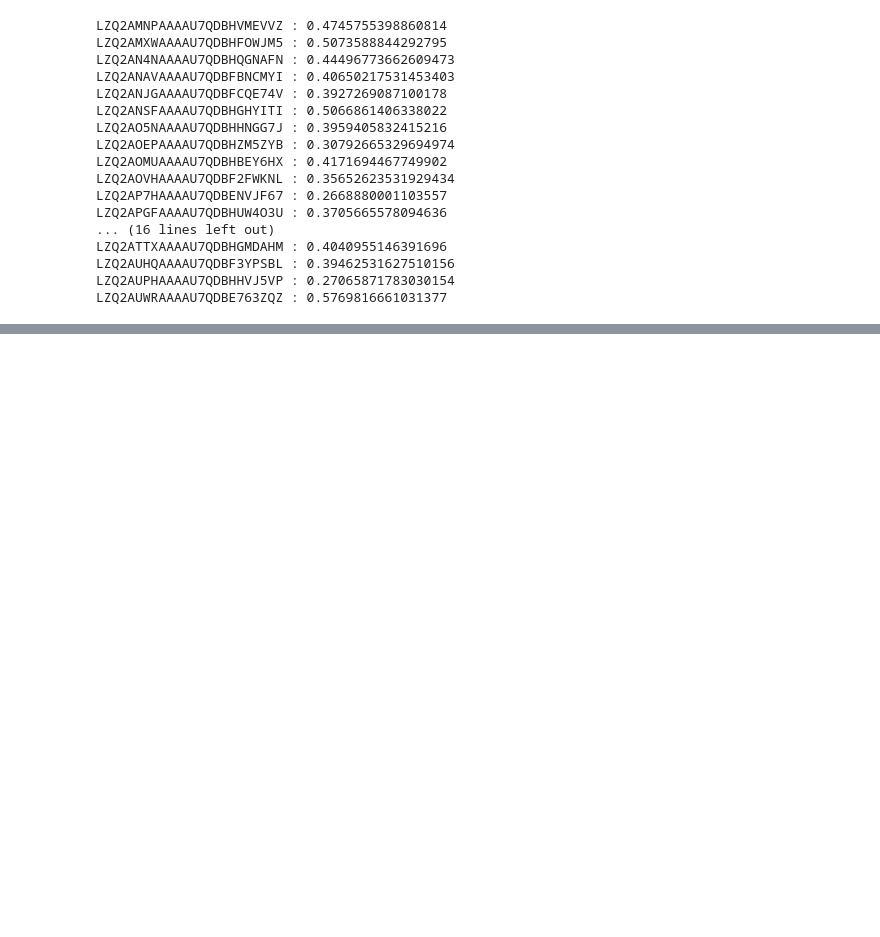
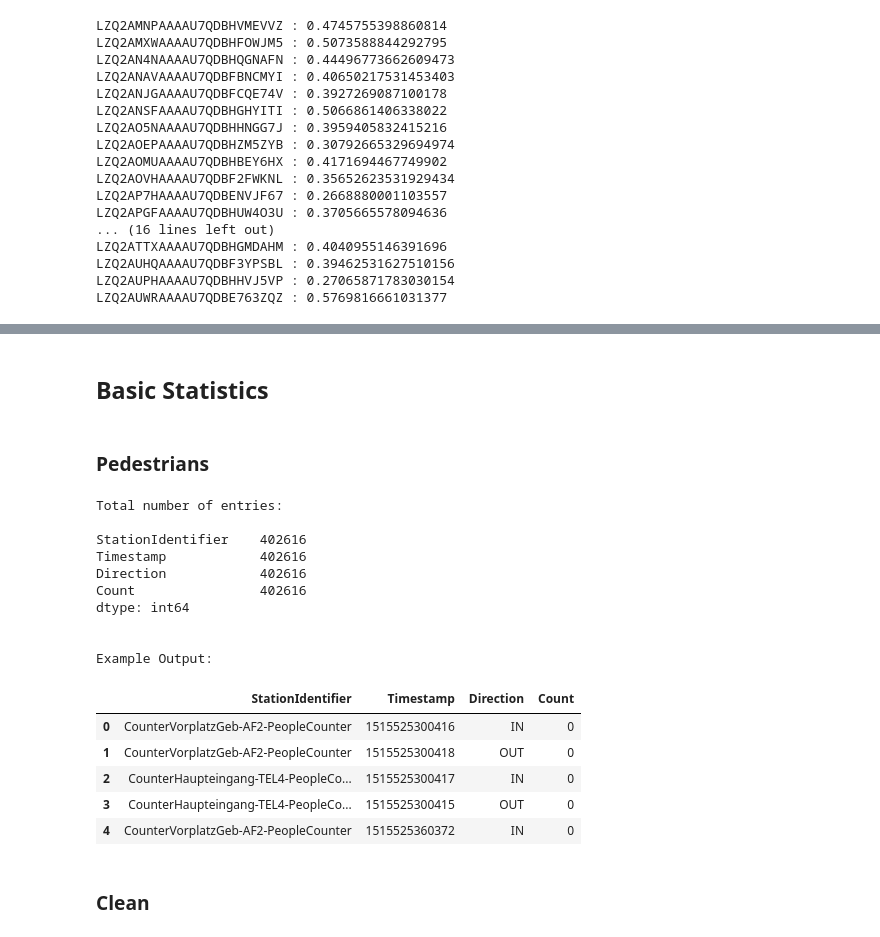
Before and after one commit to RichStone/htw-data-science-university-project, a Jupyter notebook: data_analysis.ipynb, the cells around one changed output, grey strips where cells are left out. Saved outputs shown, nothing was run; the diff lists cells and outputs as text; code cells hidden in the pictures; blank space fills up the shorter version.

```diff
--- a/data_analysis.ipynb
+++ b/data_analysis.ipynb
@@ -203,3 +206,31 @@ for key in parking_latlon:
 parking_map
 # %% [output]
 [interactive output not drawn]
+# %% [markdown]
+## Basic Statistics
+# %% [markdown]
+### Pedestrians
+# %%
+df_pedestrians_original = pd.read_csv('data/pedestrian_counts_tel_a.csv', sep=" ")
+print('Total number of entries: \n\n' + str(df_pedestrians_original.count()))
+print('\n\nExample Output: ')
+df_pedestrians_original.head()
+# %% [output]
+Total number of entries:
+
+StationIdentifier    402616
+Timestamp            402616
+Direction            402616
+Count                402616
+dtype: int64
+
+
+Example Output:
+|  | StationIdentifier | Timestamp | Direction | Count |
+| 0 | CounterVorplatzGeb-AF2-PeopleCounter | 1515525300416 | IN | 0 |
+| 1 | CounterVorplatzGeb-AF2-PeopleCounter | 1515525300418 | OUT | 0 |
+| 2 | CounterHaupteingang-TEL4-PeopleCo... | 1515525300417 | IN | 0 |
+| 3 | CounterHaupteingang-TEL4-PeopleCo... | 1515525300415 | OUT | 0 |
+| 4 | CounterVorplatzGeb-AF2-PeopleCounter | 1515525360372 | IN | 0 |
+# %% [markdown]
+### Clean
```
Also changed, not shown: parts of 10 cells of this notebook.
